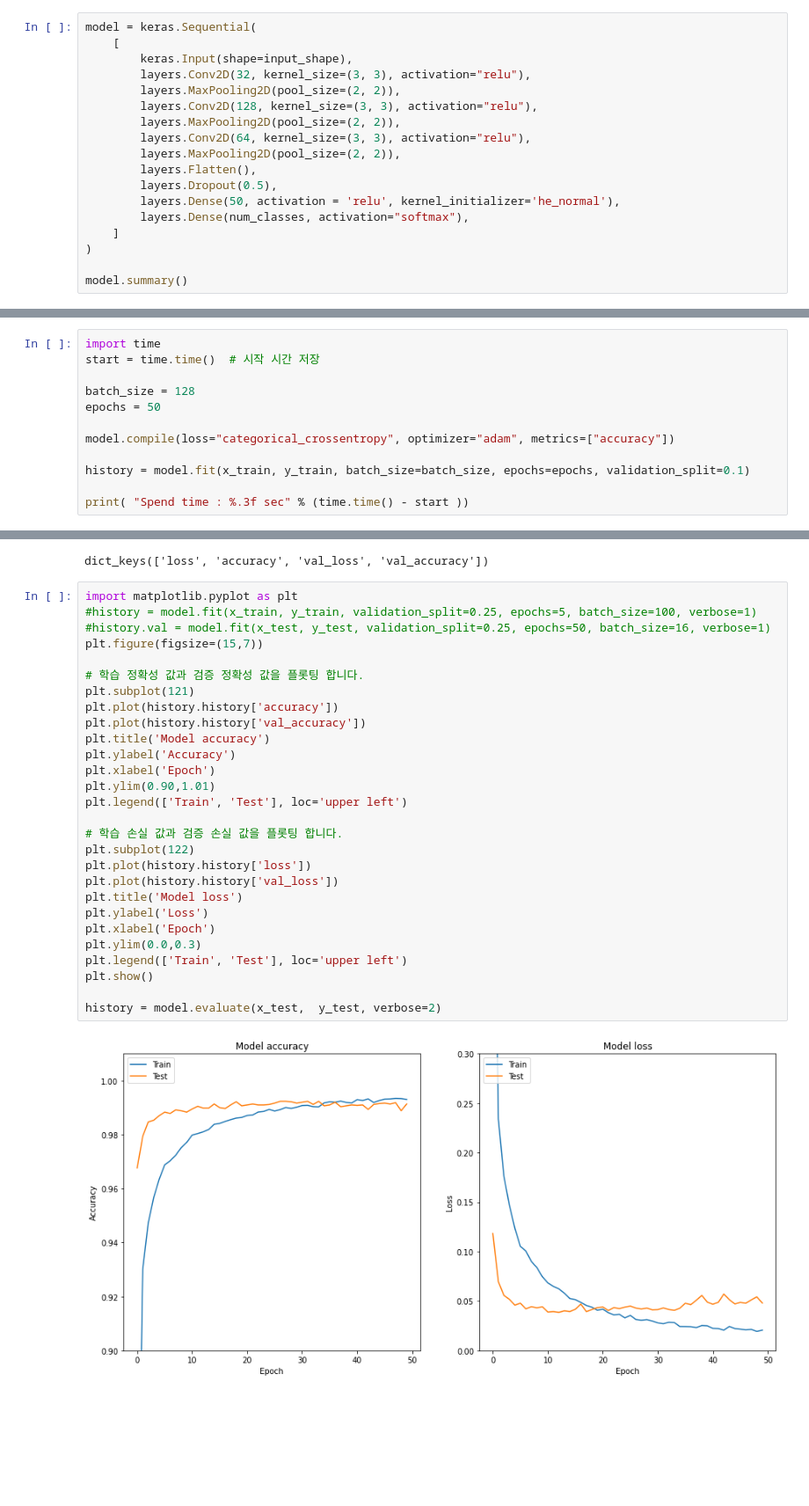
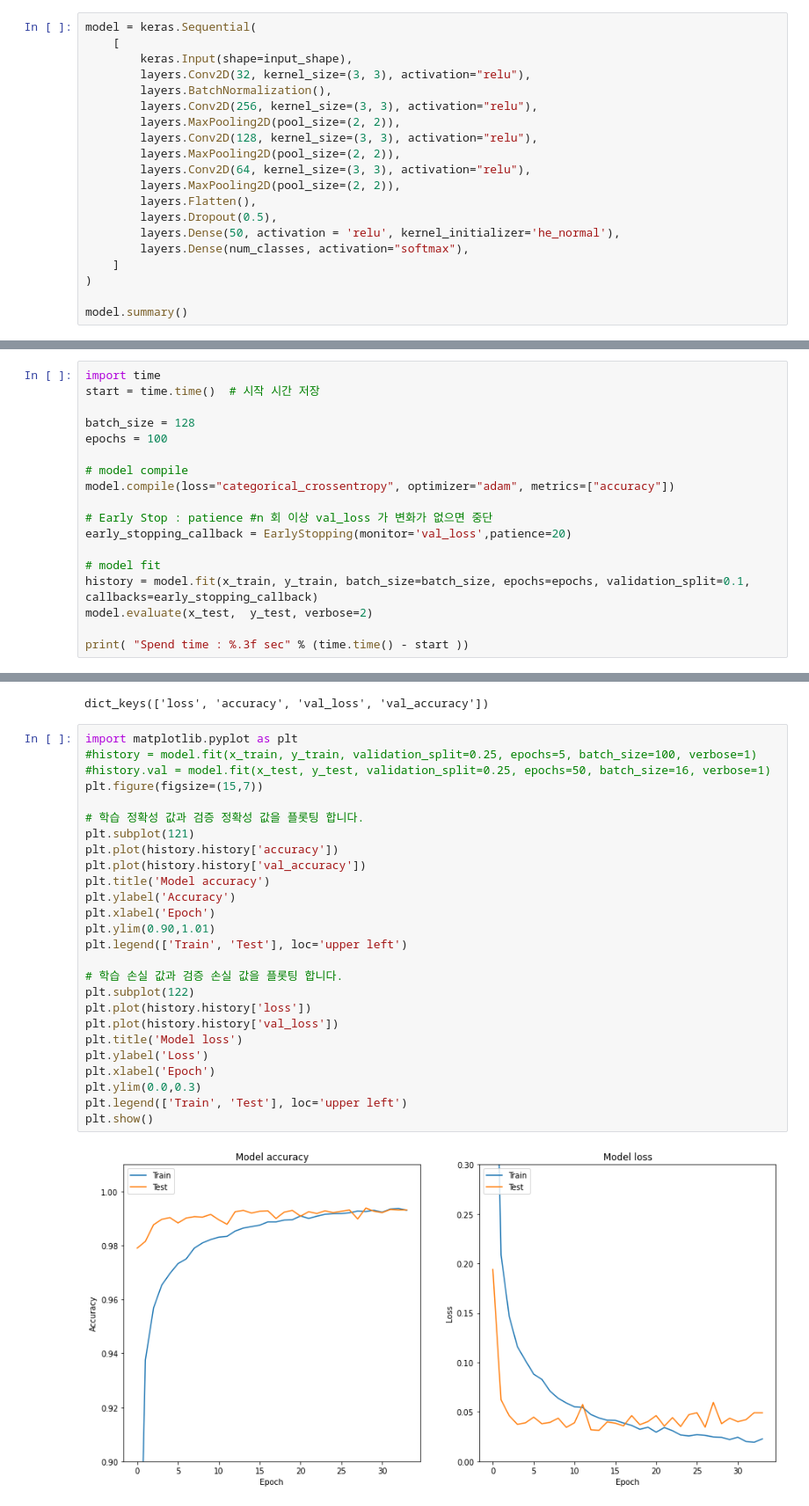
Before and after one commit to kiakass/DeepLearning, a Jupyter notebook: mnist_conv2d_keras.ipynb, the cells around one changed output, grey strips where cells are left out. Shown at 88% size. Drawn from its saved outputs; the diff is of its cells as text; blank space fills up the shorter version.

```diff
--- a/mnist_conv2d_keras.ipynb
+++ b/mnist_conv2d_keras.ipynb
@@ -77,6 +76,8 @@ model = keras.Sequential(
     [
         keras.Input(shape=input_shape),
         layers.Conv2D(32, kernel_size=(3, 3), activation="relu"),
+        layers.BatchNormalization(),
+        layers.Conv2D(256, kernel_size=(3, 3), activation="relu"),
         layers.MaxPooling2D(pool_size=(2, 2)),
         layers.Conv2D(128, kernel_size=(3, 3), activation="relu"),
         layers.MaxPooling2D(pool_size=(2, 2)),
@@ -113,11 +114,17 @@ import time
 start = time.time()  # 시작 시간 저장
 
 batch_size = 128
-epochs = 50
+epochs = 100
 
+# model compile
 model.compile(loss="categorical_crossentropy", optimizer="adam", metrics=["accuracy"])
 
-history = model.fit(x_train, y_train, batch_size=batch_size, epochs=epochs, validation_split=0.1)
+# Early Stop : patience #n 회 이상 val_loss 가 변화가 없으면 중단
+early_stopping_callback = EarlyStopping(monitor='val_loss',patience=20)
+
+# model fit
+history = model.fit(x_train, y_train, batch_size=batch_size, epochs=epochs, validation_split=0.1, callbacks=early_stopping_callback)
+model.evaluate(x_test,  y_test, verbose=2)
 
 print( "Spend time : %.3f sec" % (time.time() - start ))
 # %% [output]
@@ -148,30 +155,28 @@ dict_keys(['loss', 'accuracy', 'val_loss', 'val_accuracy'])
 # %%
 import matplotlib.pyplot as plt
 #history = model.fit(x_train, y_train, validation_split=0.25, epochs=5, batch_size=100, verbose=1)
 #history.val = model.fit(x_test, y_test, validation_split=0.25, epochs=50, batch_size=16, verbose=1)
 plt.figure(figsize=(15,7))
 
 # 학습 정확성 값과 검증 정확성 값을 플롯팅 합니다.
 plt.subplot(121)
 plt.plot(history.history['accuracy'])
 plt.plot(history.history['val_accuracy'])
 plt.title('Model accuracy')
 plt.ylabel('Accuracy')
 plt.xlabel('Epoch')
 plt.ylim(0.90,1.01)
 plt.legend(['Train', 'Test'], loc='upper left')
 
 # 학습 손실 값과 검증 손실 값을 플롯팅 합니다.
 plt.subplot(122)
 plt.plot(history.history['loss'])
 plt.plot(history.history['val_loss'])
 plt.title('Model loss')
 plt.ylabel('Loss')
 plt.xlabel('Epoch')
 plt.ylim(0.0,0.3)
 plt.legend(['Train', 'Test'], loc='upper left')
 plt.show()
-
-history = model.evaluate(x_test,  y_test, verbose=2)
 # %% [output]
-[figure, old version]
+[figure, new version]
```
Also changed, not shown: parts of 11 cells of this notebook.
